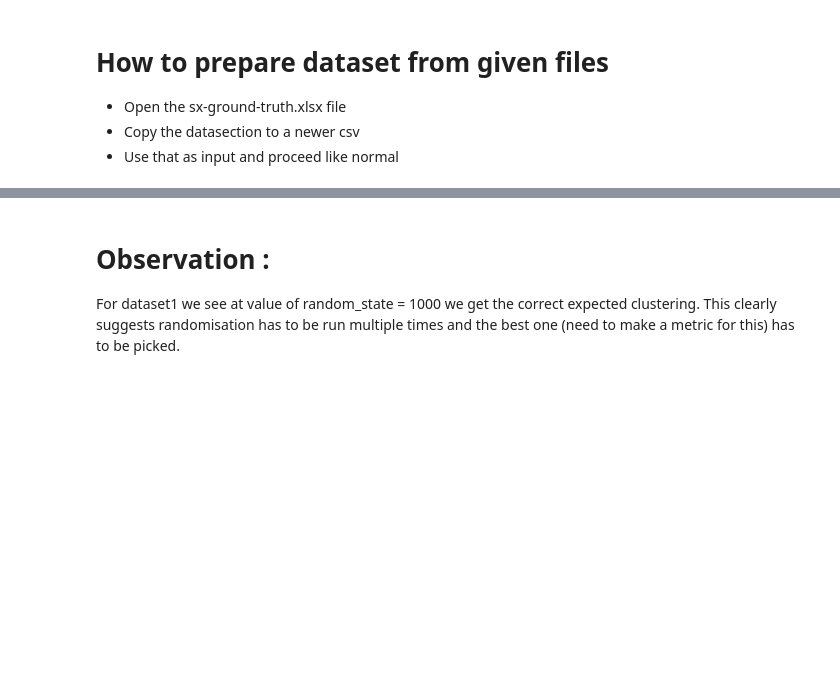
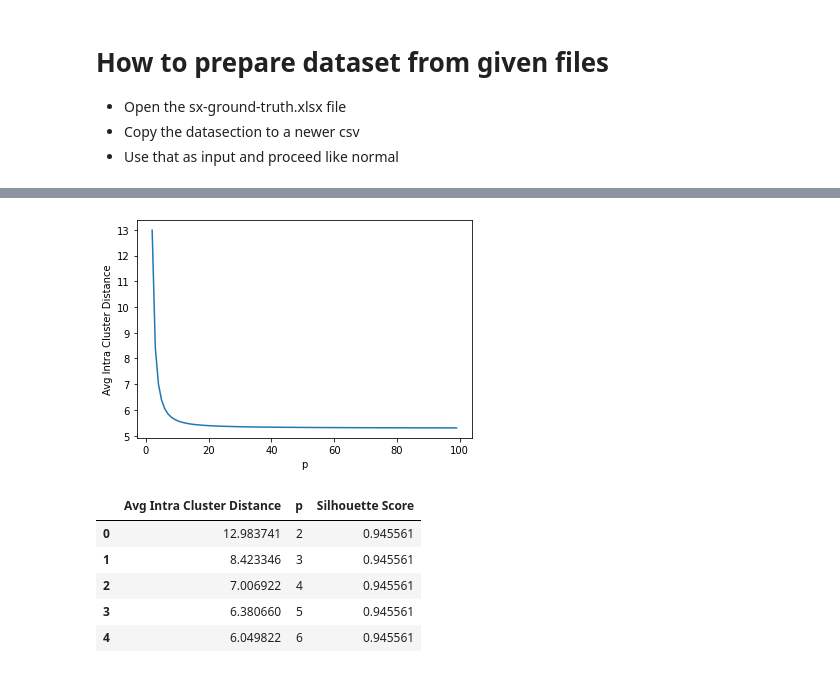
Before and after one commit to MnCSSJ4x/Clustering-Project, a Jupyter notebook: K_Means_Project.ipynb, the cells around one changed output, grey strips where cells are left out. Drawn from its saved outputs; the diff is of its cells as text; code cells hidden in the pictures; blank space fills up the shorter version.

```diff
--- a/K_Means_Project.ipynb
+++ b/K_Means_Project.ipynb
@@ -334,16 +344,21 @@ def output_for_csv():
   X1=df['X'],df['Y']
 
 def output_for_txt(filename,n_clusters):
-
+  x=[]
+  y=[]
+  z=[]
   df=read_txt(filename)
-  for p in range(2,8):
-    k=Kmeans(K=n_clusters,iter=150,p=p/2)
+  for p in range(2,100):
+    k=Kmeans(K=n_clusters,iter=150,p=p)
     y_pred=k.predict(np.array(df),choice=1)
     k.centroids=np.array(k.centroids, dtype='int')
     # for i in range(k.K):
     #   print(*k.centroids[i])
     labels,silhouette_avg = SIL_score(df,k.clusters)
-    print("For n_clusters =", k.K,"The value of p = ",p/2," The average silhouette_score is :", silhouette_avg)
-    sil_visualization(X=np.array(df),cluster_labels=labels,n_clusters=k.K,silhouette_avg=silhouette_avg,centroid=k.centroids,p=p/2)
-  return
-output_for_txt("dim064.txt",16)
+    z.append(silhouette_avg)
+    # print("For n_clusters =", k.K,"The value of p = ",p," The average silhouette_score is :", silhouette_avg)
+    # sil_visualization(X=np.array(df),cluster_labels=labels,n_clusters=k.K,silhouette_avg=silhouette_avg,centroid=k.centroids,p=p/2)
+    y.append(averageIntraClusterDistance(np.array(df),k.centroids,k.clusters,p))
+    x.append(p)
+  plotAvgDistAndp(x,y)
+  createTable(x,y,z)
@@ -363,3 +364,0 @@ For n_clusters = 16 The value of p =  3.5  The average silhouette_score is : 0.9
-# %% [markdown]
-<h1>Observation :</h1>
-For dataset1 we see at value of random_state = 1000 we get the correct expected clustering. This clearly suggests randomisation has to be run multiple times and the best one (need to make a metric for this) has to be picked.
@@ -365,0 +373,10 @@ For dataset1 we see at value of random_state = 1000 we get the correct expected
+# %%
+output_for_txt("dim032.txt",16)
+# %% [output]
+[figure, added]
+|  | Avg Intra Cluster Distance | p | Silhouette Score |
+| 0 | 12.983741 | 2 | 0.945561 |
+| 1 | 8.423346 | 3 | 0.945561 |
+| 2 | 7.006922 | 4 | 0.945561 |
+| 3 | 6.380660 | 5 | 0.945561 |
+| 4 | 6.049822 | 6 | 0.945561 |
```
Also changed, not shown: parts of 9 cells of this notebook.
